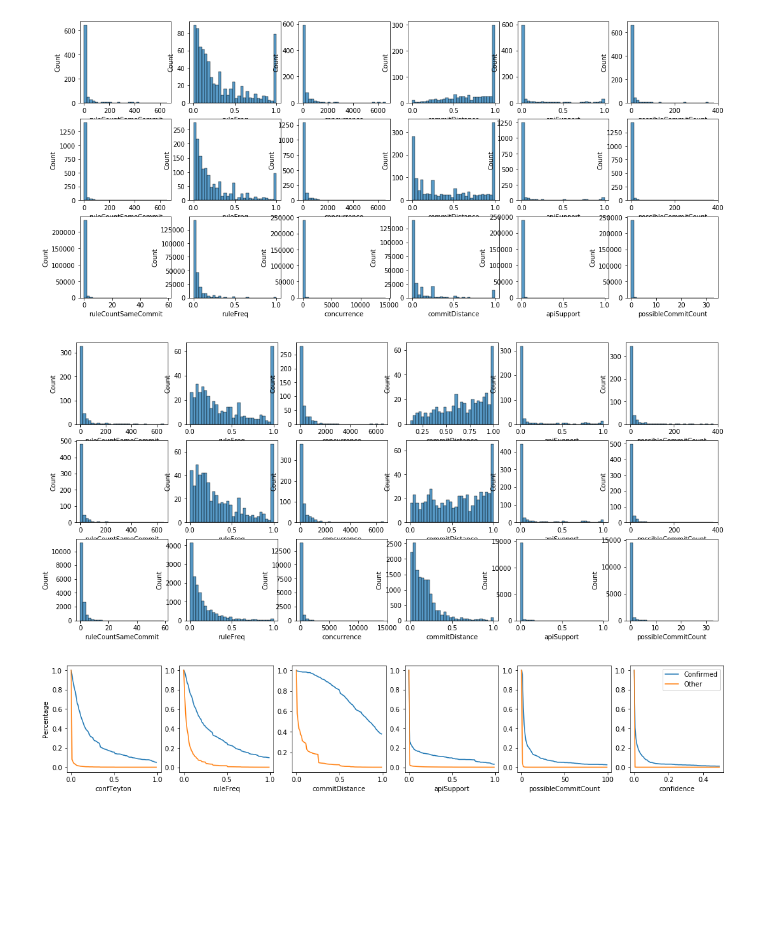
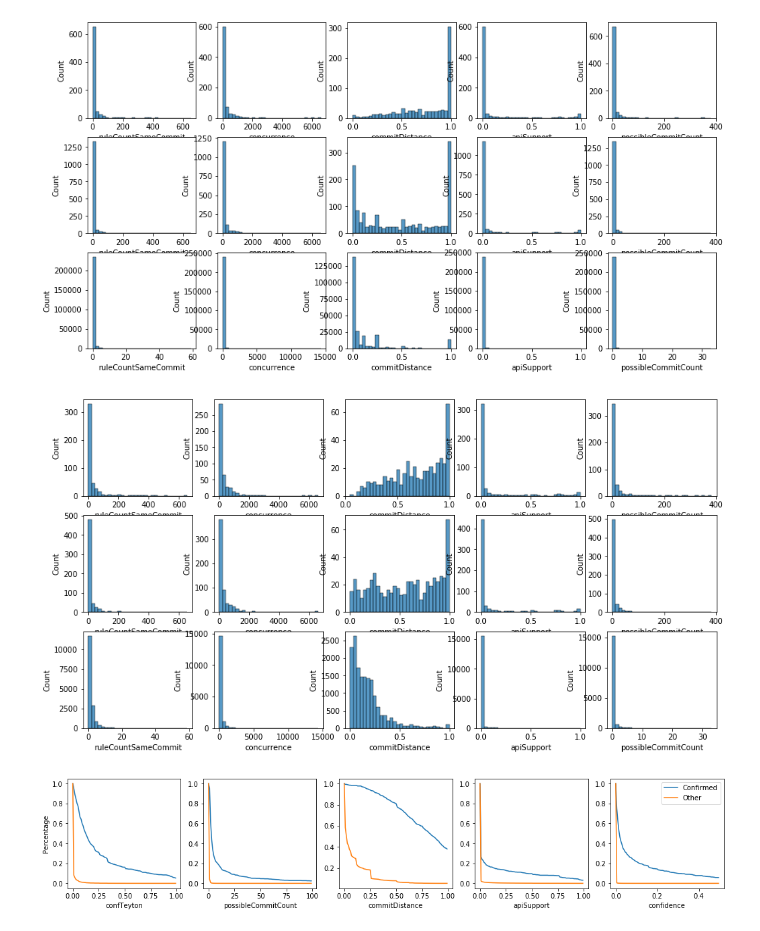
Before and after one commit to hehao98/MigrationHelper, a Jupyter notebook: evaluation/rq2_metrics.ipynb, the cells around one changed output. Saved outputs shown, nothing was run; the diff lists cells and outputs as text; code cells hidden in the pictures; blank space fills up the shorter version.

```diff
--- a/evaluation/rq2_metrics.ipynb
+++ b/evaluation/rq2_metrics.ipynb
@@ -40,16 +40,17 @@ rules
 # %%
 data = [rules[rules["isConfirmed"]], rules[rules["isPossible"]], rules[(~rules["isPossible"]) & (~rules["isConfirmed"])]]
 axis = [
-    "ruleCountSameCommit", "ruleFreq", "concurrence", "commitDistance", "apiSupport", "possibleCommitCount",
+    "ruleCountSameCommit", # "ruleFreq",
+    "concurrence", "commitDistance", "apiSupport", "possibleCommitCount",
     # "similarity"
 ]
 fig, axes = plt.subplots(3, len(axis), figsize=(3 * len(axis), 8))
 for i in range(0, 3):
     for j in range(0, len(axis)):
         sns.histplot(data=data[i], x=axis[j], ax=axes[i][j], bins=30)
 fig.show()
 # %% [output]
-[figure, old version]
+[figure, new version]
 # %%
 filtered_rules = rules[(rules["ruleCount"] >= 5) & (rules["concurrence"] >= 10)]
 filtered_possible_rules = filtered_rules[filtered_rules["isPossible"]]
@@ -65,7 +66,7 @@ for i in range(0, 3):
         sns.histplot(data=data[i], x=axis[j], ax=axes[i][j], bins=30)
 fig.show()
 # %% [output]
-[figure, old version]
+[figure, new version]
 # %%
 def get_dist(rules, possible_rules, confirmed_rules, metric, min_val, max_val, interval):
     possible_vals = []
@@ -82,19 +83,20 @@ params = [
     # ("ruleFreqToLibSameCommit", 0, 1, 0.01),
     # ("ruleCount", 0, 600, 6),
     ("confTeyton", 0, 1, 0.01),
-    ("ruleFreq", 0, 1, 0.01),
+    ("possibleCommitCount", 0, 100, 1),
+    # ("commitMessageSupport", 0, 10, 0.1),
+    # ("ruleFreq", 0, 1, 0.01),
     # ("concurrence", 0, 1000, 10),
     # ("popularityRegularization", 0, 1, 0.01),
     # ("positionSupport", 0, 1, 0.01),
     ("commitDistance", 0, 1, 0.01),
     # ("methodChangeCount", 0, 100, 1),
     ("apiSupport", 0, 1, 0.01),
-    ("possibleCommitCount", 0, 100, 1),
     # ("similarity", 0, 1, 0.01),
     ("confidence", 0, 0.5, 0.005),
 
 ]
-fig, axes = plt.subplots(1, len(params), figsize=(3 * len(params), 3))
+fig, axes = plt.subplots(1, len(params), figsize=(3.5 * len(params), 3))
 for i, param in enumerate(params):
     possible, confirmed, other = get_dist(rules, possible_rules, confirmed_rules, *param)
     x = list(np.arange(param[1], param[2], param[3]))
@@ -109,7 +111,7 @@ for i, param in enumerate(params):
 fig.show()
 fig.savefig("pic/dist.pdf", bbox_inches="tight")
 # %% [output]
-[figure, old version]
+[figure, new version]
 # %%
 fig, axes = plt.subplots(1, len(params), figsize=(3 * len(params), 3))
 for i, param in enumerate(params):
```
Also changed, not shown: parts of 5 cells of this notebook, 11 other files.
